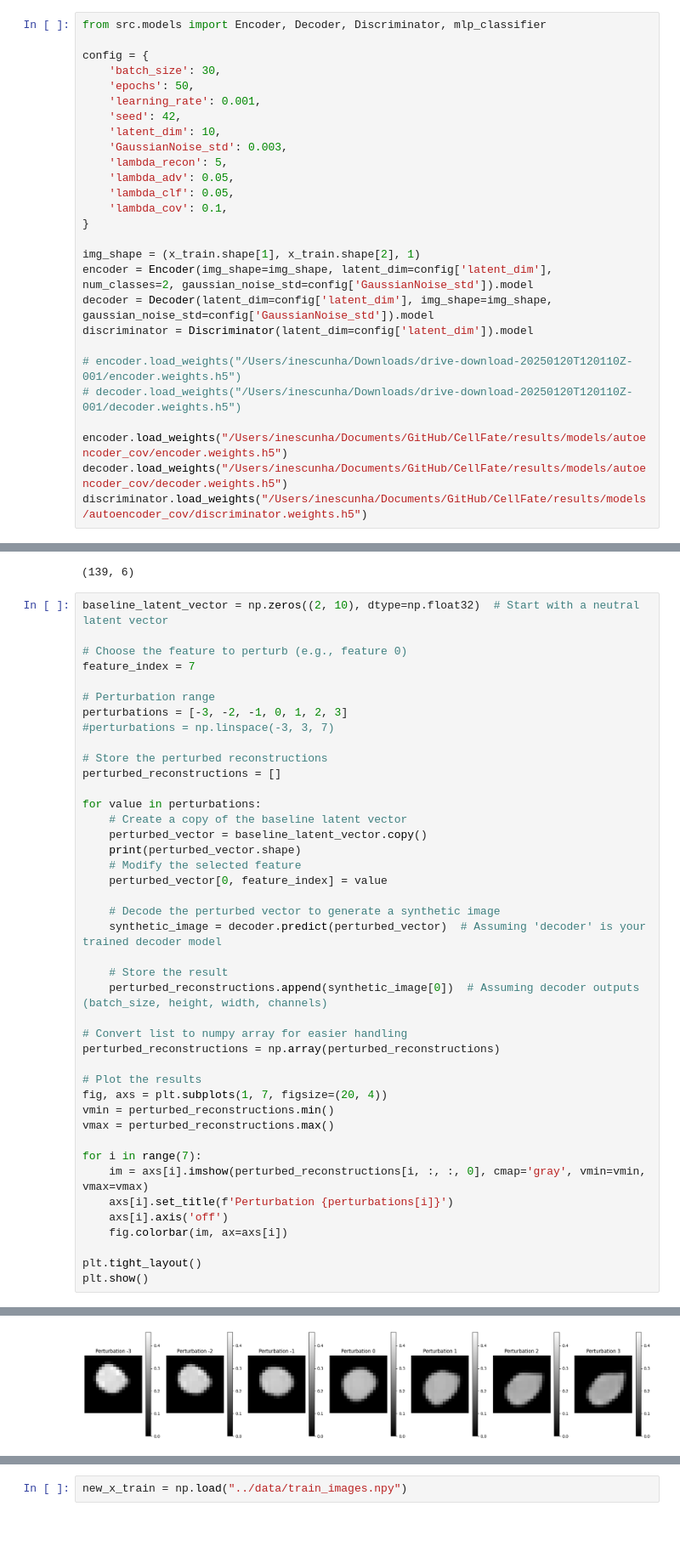
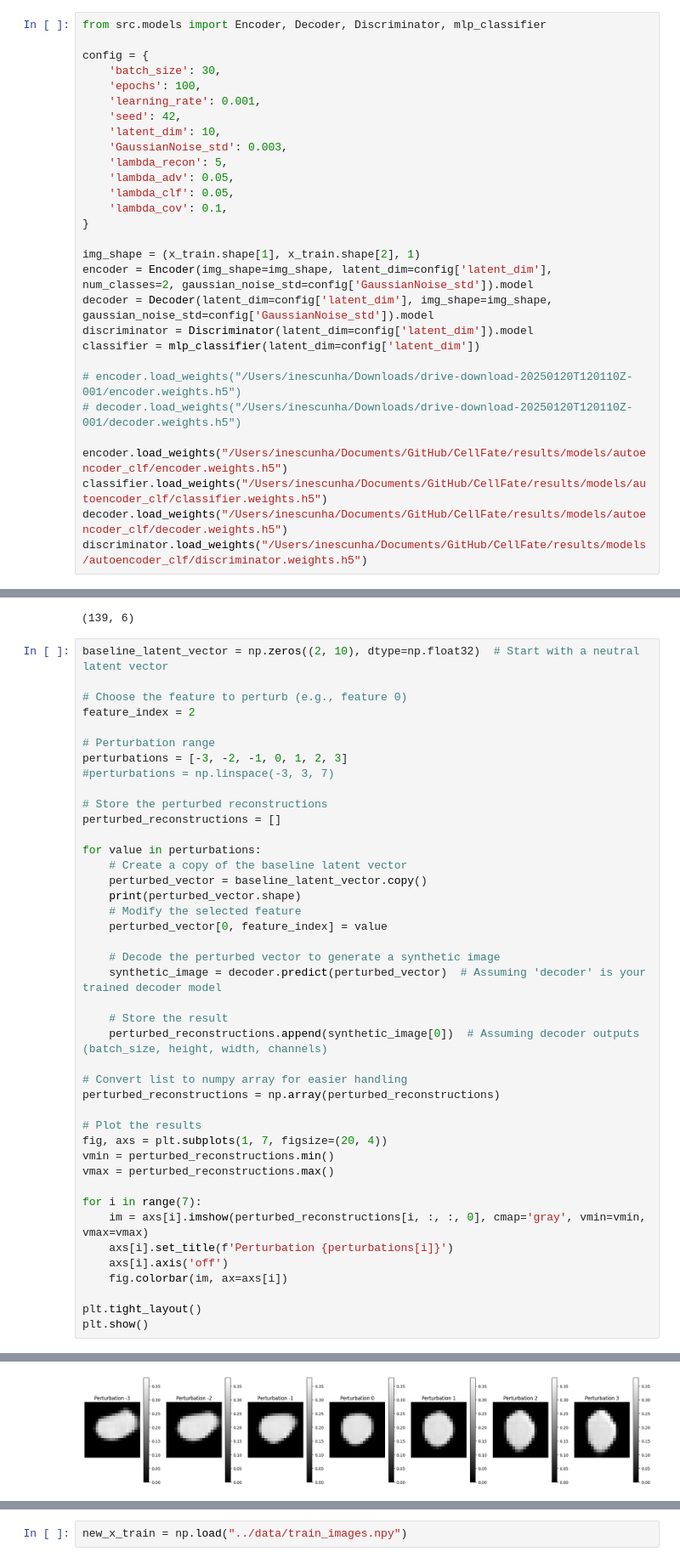
Before and after one commit to ComputationalMicroscopy4CellBio/AI4CellFate, a Jupyter notebook: notebooks/CellFate.ipynb, the cells around one changed output, grey strips where cells are left out. Shown at 85% size. Drawn from its saved outputs; the diff is of its cells as text; blank space fills up the shorter version.

```diff
--- a/notebooks/CellFate.ipynb
+++ b/notebooks/CellFate.ipynb
@@ -174,7 +174,7 @@ from src.models import Encoder, Decoder, Discriminator, mlp_classifier
 
 config = {
     'batch_size': 30,
-    'epochs': 50,
+    'epochs': 100,
     'learning_rate': 0.001,
     'seed': 42,
     'latent_dim': 10,
@@ -189,13 +189,15 @@ img_shape = (x_train.shape[1], x_train.shape[2], 1)
 encoder = Encoder(img_shape=img_shape, latent_dim=config['latent_dim'], num_classes=2, gaussian_noise_std=config['GaussianNoise_std']).model
 decoder = Decoder(latent_dim=config['latent_dim'], img_shape=img_shape, gaussian_noise_std=config['GaussianNoise_std']).model
 discriminator = Discriminator(latent_dim=config['latent_dim']).model
+classifier = mlp_classifier(latent_dim=config['latent_dim'])
 
 # encoder.load_weights("/Users/inescunha/Downloads/drive-download-20250120T120110Z-001/encoder.weights.h5")
 # decoder.load_weights("/Users/inescunha/Downloads/drive-download-20250120T120110Z-001/decoder.weights.h5")
 
-encoder.load_weights("/Users/inescunha/Documents/GitHub/CellFate/results/models/autoencoder_cov/encoder.weights.h5")
-decoder.load_weights("/Users/inescunha/Documents/GitHub/CellFate/results/models/autoencoder_cov/decoder.weights.h5")
-discriminator.load_weights("/Users/inescunha/Documents/GitHub/CellFate/results/models/autoencoder_cov/discriminator.weights.h5")
+encoder.load_weights("/Users/inescunha/Documents/GitHub/CellFate/results/models/autoencoder_clf/encoder.weights.h5")
+classifier.load_weights("/Users/inescunha/Documents/GitHub/CellFate/results/models/autoencoder_clf/classifier.weights.h5")
+decoder.load_weights("/Users/inescunha/Documents/GitHub/CellFate/results/models/autoencoder_clf/decoder.weights.h5")
+discriminator.load_weights("/Users/inescunha/Documents/GitHub/CellFate/results/models/autoencoder_clf/discriminator.weights.h5")
 # %%
 encoder.predict(x_train).shape
 # %% [output]
@@ -535,7 +623,7 @@ x_test_.shape
 baseline_latent_vector = np.zeros((2, 10), dtype=np.float32)  # Start with a neutral latent vector
 
 # Choose the feature to perturb (e.g., feature 0)
-feature_index = 7
+feature_index = 2
 
 # Perturbation range
 perturbations = [-3, -2, -1, 0, 1, 2, 3]
@@ -591,4 +679,4 @@ plt.show()
-[figure, old version]
+[figure, new version]
 # %%
 baseline_latent_vector = np.zeros((2, 10), dtype=np.float32)  # Start with a neutral latent vector
 
```
Also changed, not shown: parts of 10 cells of this notebook, 6 other files.
